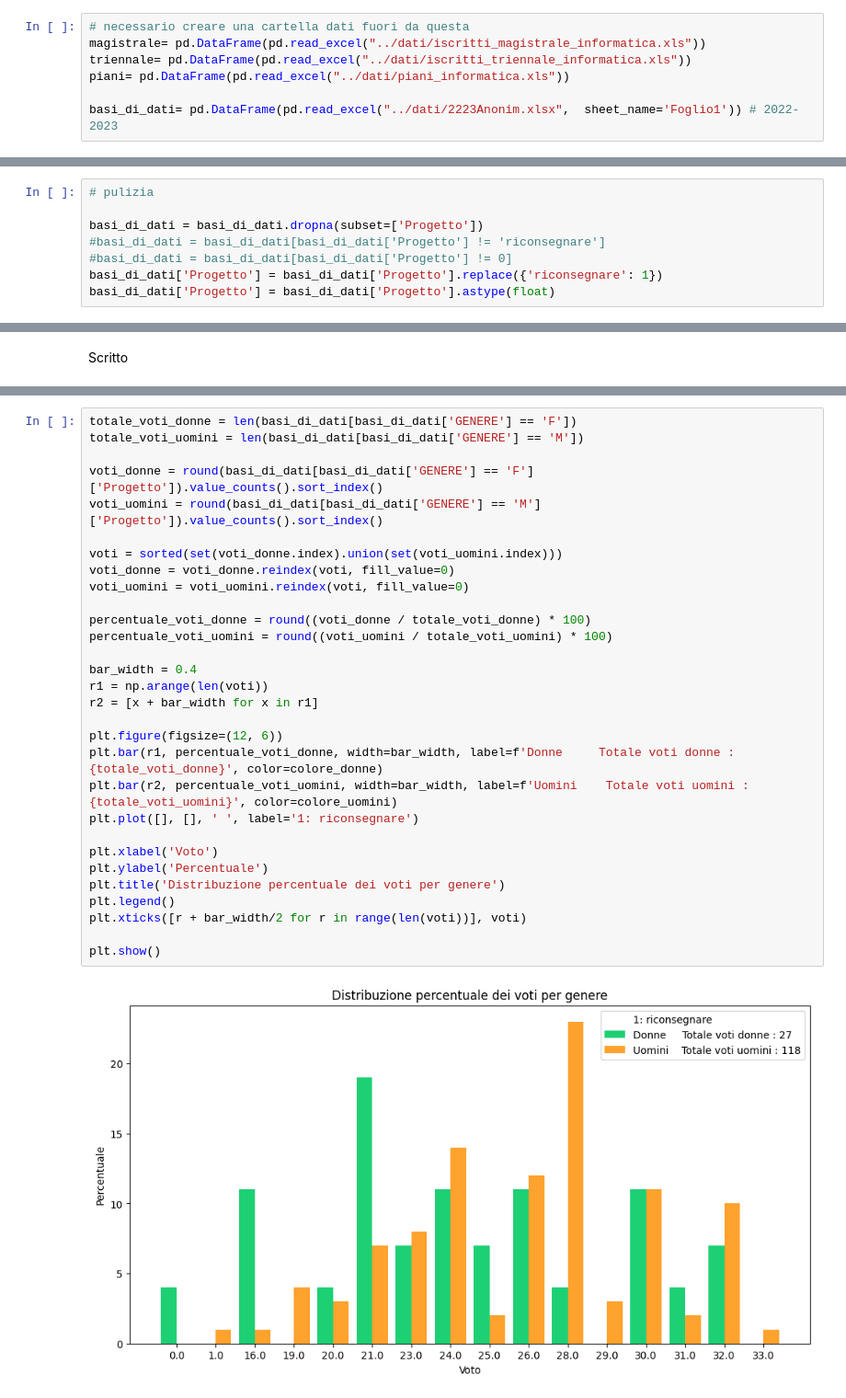
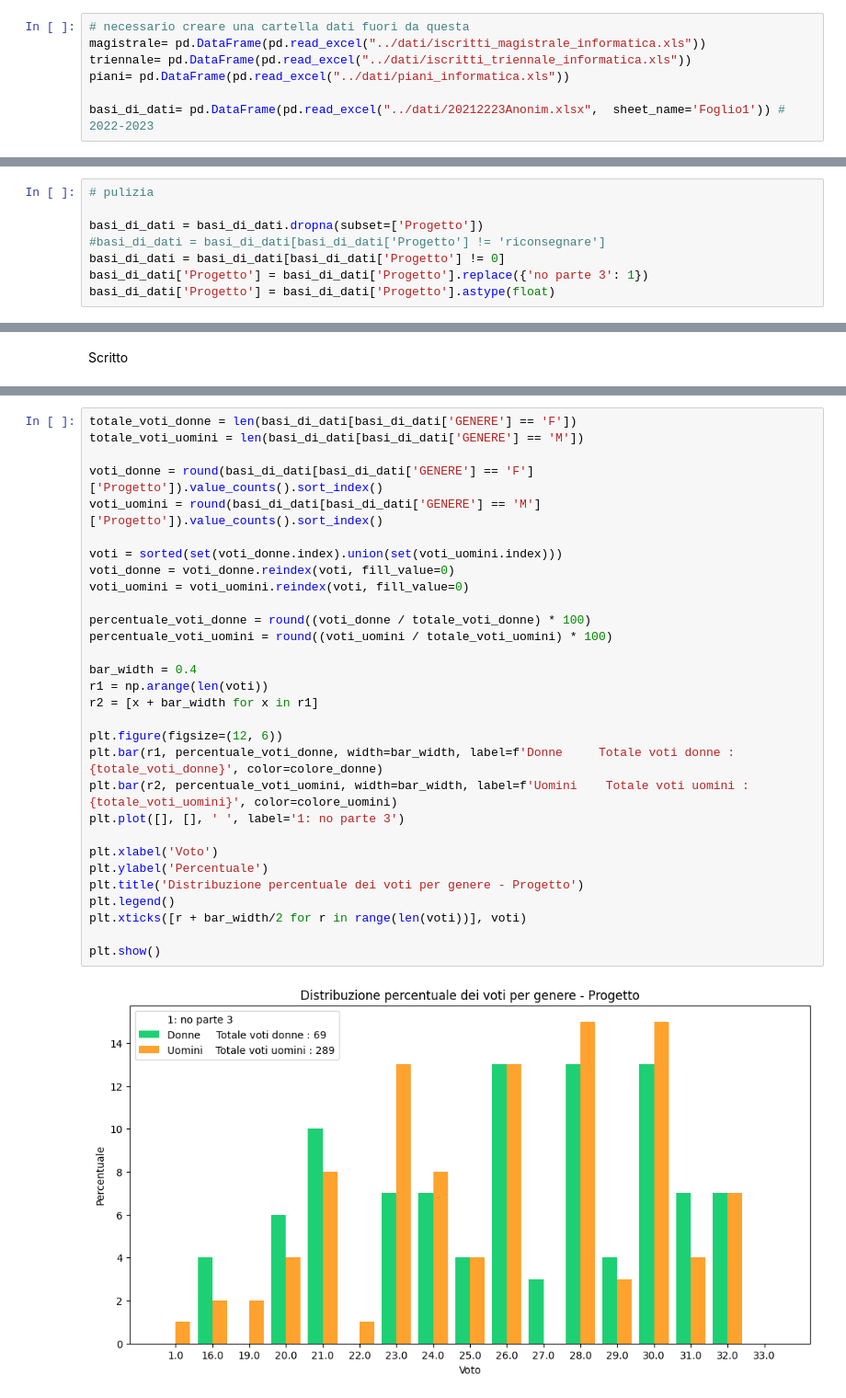
Before and after one commit to lallabelloni/Analisi-differenza-genere-Data-Science, a Jupyter notebook: progetto2.ipynb, the cells around one changed output, grey strips where cells are left out. Shown at 92% size. Cells and saved outputs as stored; diff of their text form.

```diff
--- a/progetto2.ipynb
+++ b/progetto2.ipynb
@@ -13,7 +13,7 @@ magistrale= pd.DataFrame(pd.read_excel("../dati/iscritti_magistrale_informatica.
 triennale= pd.DataFrame(pd.read_excel("../dati/iscritti_triennale_informatica.xls"))
 piani= pd.DataFrame(pd.read_excel("../dati/piani_informatica.xls"))
 
-basi_di_dati= pd.DataFrame(pd.read_excel("../dati/2223Anonim.xlsx",  sheet_name='Foglio1')) # 2022-2023
+basi_di_dati= pd.DataFrame(pd.read_excel("../dati/20212223Anonim.xlsx",  sheet_name='Foglio1')) # 2022-2023
 # %%
 # verifico di avere un campione sufficiente all'analisi
 
@@ -1605,8 +1613,8 @@ Non posso rifiutare l'ipotesi nulla. Non ci sono differenze significative tra la
 
 basi_di_dati = basi_di_dati.dropna(subset=['Progetto'])
 #basi_di_dati = basi_di_dati[basi_di_dati['Progetto'] != 'riconsegnare']
-#basi_di_dati = basi_di_dati[basi_di_dati['Progetto'] != 0]
-basi_di_dati['Progetto'] = basi_di_dati['Progetto'].replace({'riconsegnare': 1})
+basi_di_dati = basi_di_dati[basi_di_dati['Progetto'] != 0]
+basi_di_dati['Progetto'] = basi_di_dati['Progetto'].replace({'no parte 3': 1})
 basi_di_dati['Progetto'] = basi_di_dati['Progetto'].astype(float)
 # %%
 # quiz
@@ -1753,32 +1761,32 @@ plt.show()
 # %%
 totale_voti_donne = len(basi_di_dati[basi_di_dati['GENERE'] == 'F'])
 totale_voti_uomini = len(basi_di_dati[basi_di_dati['GENERE'] == 'M'])
 
 voti_donne = round(basi_di_dati[basi_di_dati['GENERE'] == 'F']['Progetto']).value_counts().sort_index()
 voti_uomini = round(basi_di_dati[basi_di_dati['GENERE'] == 'M']['Progetto']).value_counts().sort_index()
 
 voti = sorted(set(voti_donne.index).union(set(voti_uomini.index)))
 voti_donne = voti_donne.reindex(voti, fill_value=0)
 voti_uomini = voti_uomini.reindex(voti, fill_value=0)
 
 percentuale_voti_donne = round((voti_donne / totale_voti_donne) * 100)
 percentuale_voti_uomini = round((voti_uomini / totale_voti_uomini) * 100)
 
 bar_width = 0.4
 r1 = np.arange(len(voti))
 r2 = [x + bar_width for x in r1]
 
 plt.figure(figsize=(12, 6))
 plt.bar(r1, percentuale_voti_donne, width=bar_width, label=f'Donne     Totale voti donne : {totale_voti_donne}', color=colore_donne)
 plt.bar(r2, percentuale_voti_uomini, width=bar_width, label=f'Uomini    Totale voti uomini : {totale_voti_uomini}', color=colore_uomini)
-plt.plot([], [], ' ', label='1: riconsegnare')
+plt.plot([], [], ' ', label='1: no parte 3')
 
 plt.xlabel('Voto')
 plt.ylabel('Percentuale')
-plt.title('Distribuzione percentuale dei voti per genere')
+plt.title('Distribuzione percentuale dei voti per genere - Progetto')
 plt.legend()
 plt.xticks([r + bar_width/2 for r in range(len(voti))], voti)
 
 plt.show()
 # %% [output]
-[figure, old version]
+[figure, new version]
```
Also changed, not shown: parts of 5 cells of this notebook, 1 other file.
